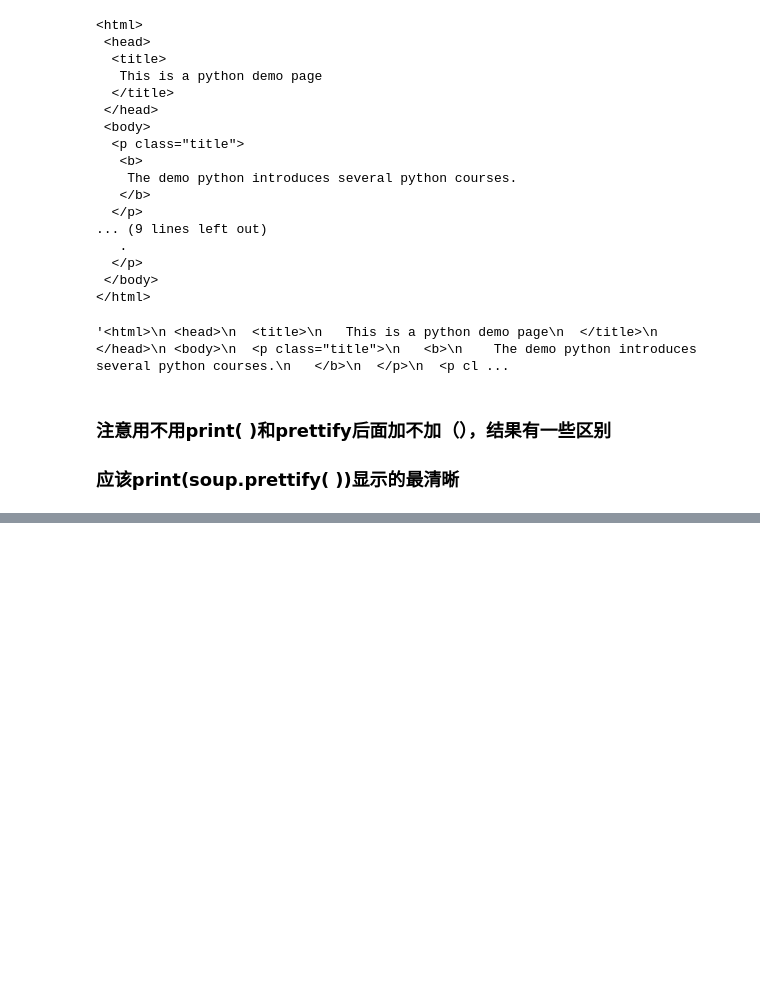
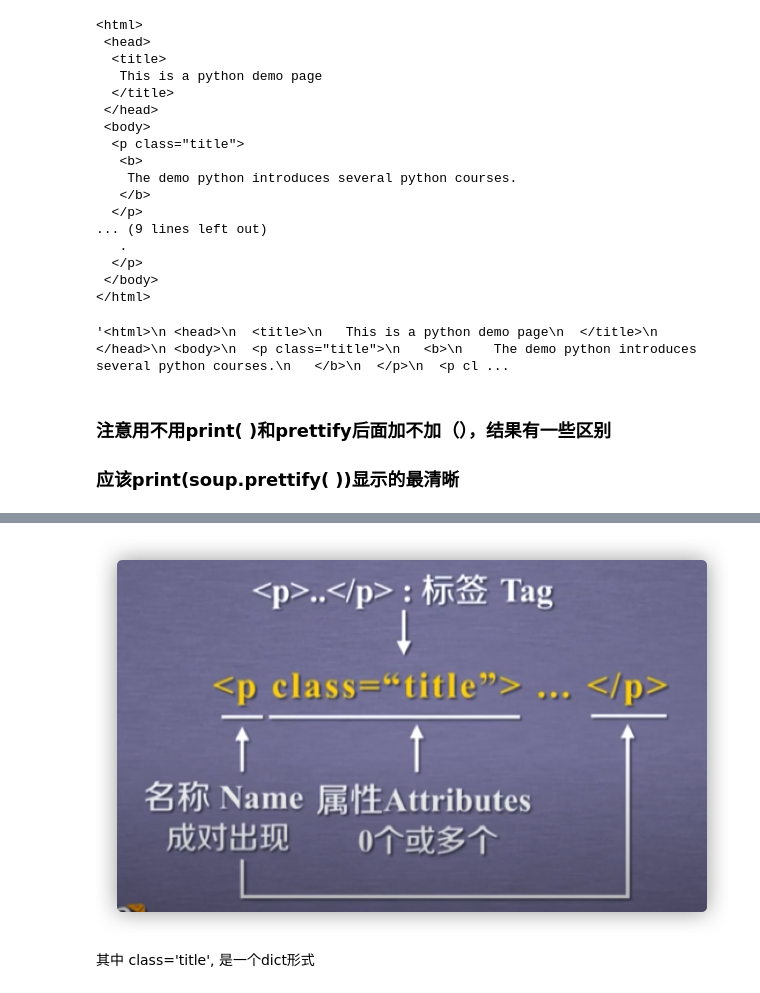
Before and after one commit to paxton615/Notes, a Jupyter notebook: Web_scrapping_Beautiful_soup.ipynb, the cells around one changed output, grey strips where cells are left out. Cells and saved outputs as stored; diff of their text form; code cells hidden in the pictures; blank space fills up the shorter version.

```diff
--- a/Web_scrapping_Beautiful_soup.ipynb
+++ b/Web_scrapping_Beautiful_soup.ipynb
@@ -56,0 +69,6 @@ soup.prettify()
+# %%
+add_pic('tag.png')
+# %% [output]
+[figure, added]
+# %% [markdown]
+其中 class='title', 是一个dict形式
```
Also changed, not shown: parts of 6 cells of this notebook, 4 other files.
